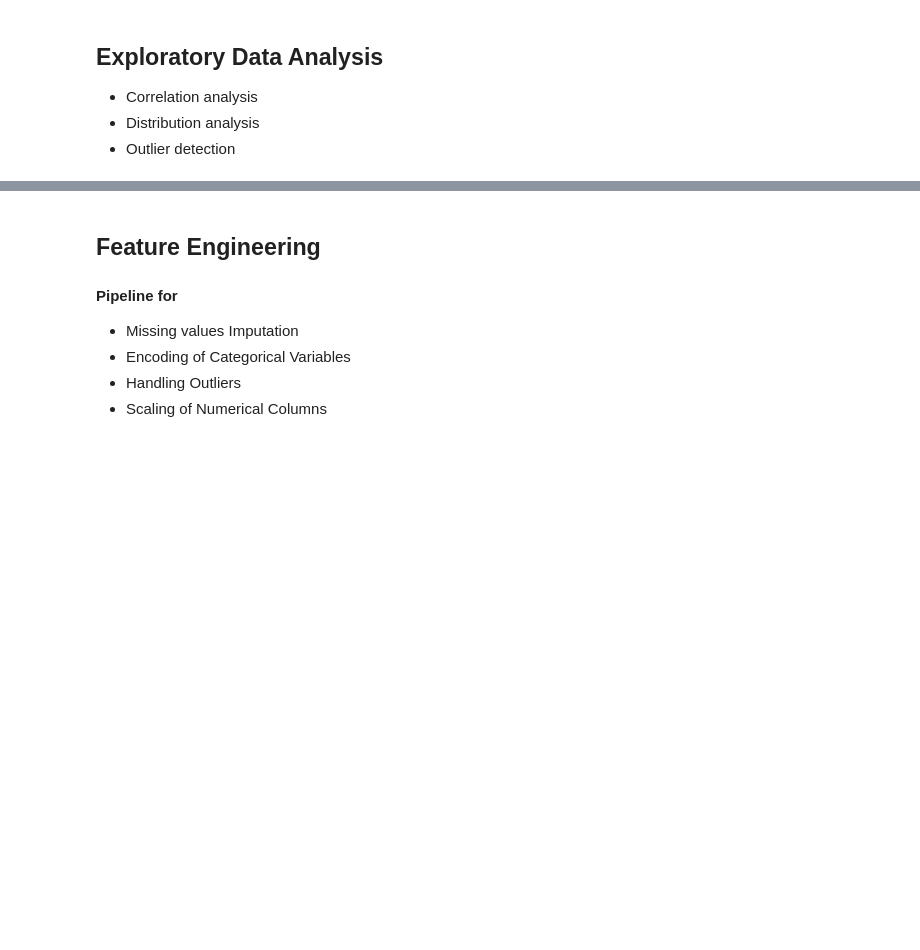
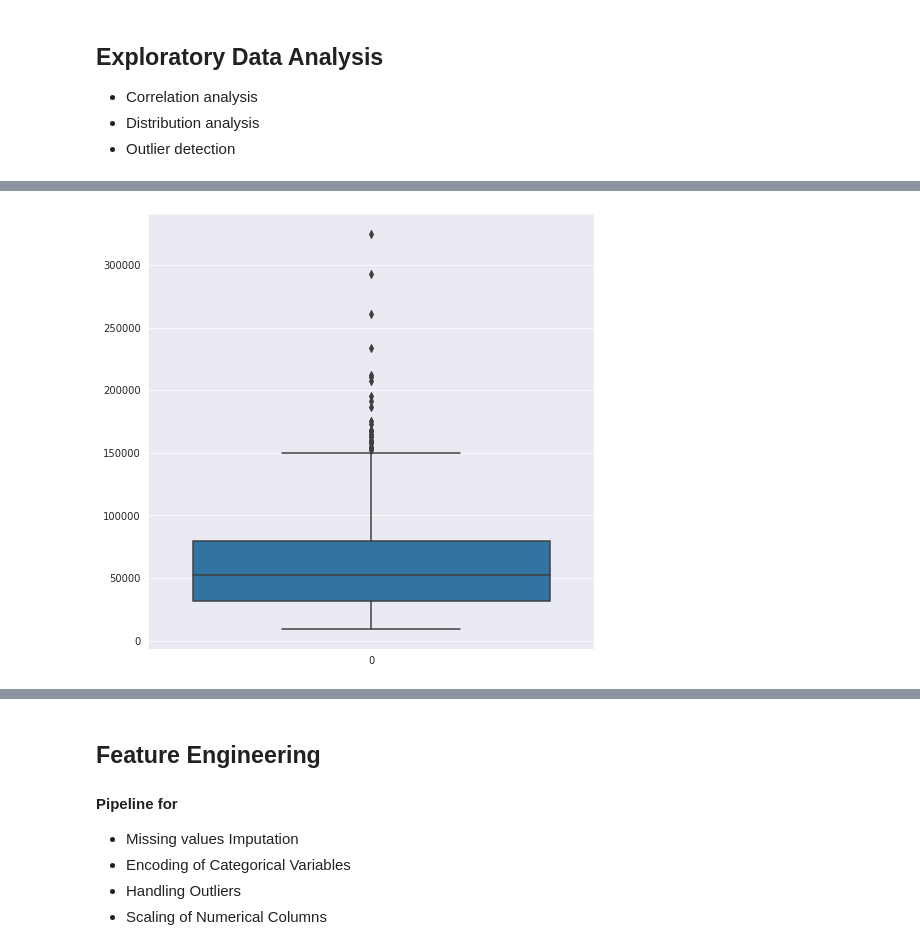
Before and after one commit to ehtisham-sadiq/A-Deep-Dive-into-Laptop-Pricing-From-Historical-Trends-to-Future-Forecasts, a Jupyter notebook: A Deep Dive into Laptop Pricing From Historical Trends to Future Forecasts.ipynb, the cells around one changed output, grey strips where cells are left out. Saved outputs shown, nothing was run; the diff lists cells and outputs as text; code cells hidden in the pictures; blank space fills up the shorter version.

```diff
--- a/A Deep Dive into Laptop Pricing From Historical Trends to Future Forecasts.ipynb
+++ b/A Deep Dive into Laptop Pricing From Historical Trends to Future Forecasts.ipynb
@@ -126,0 +918,6 @@ sns.heatmap(corr, annot=True, cmap='coolwarm');
+# %%
+# Outlier detection
+plt.figure(figsize=(8,8))
+sns.boxplot(data=df['price']);
+# %% [output]
+[figure, added]
```
Also changed, not shown: parts of 214 cells of this notebook.
